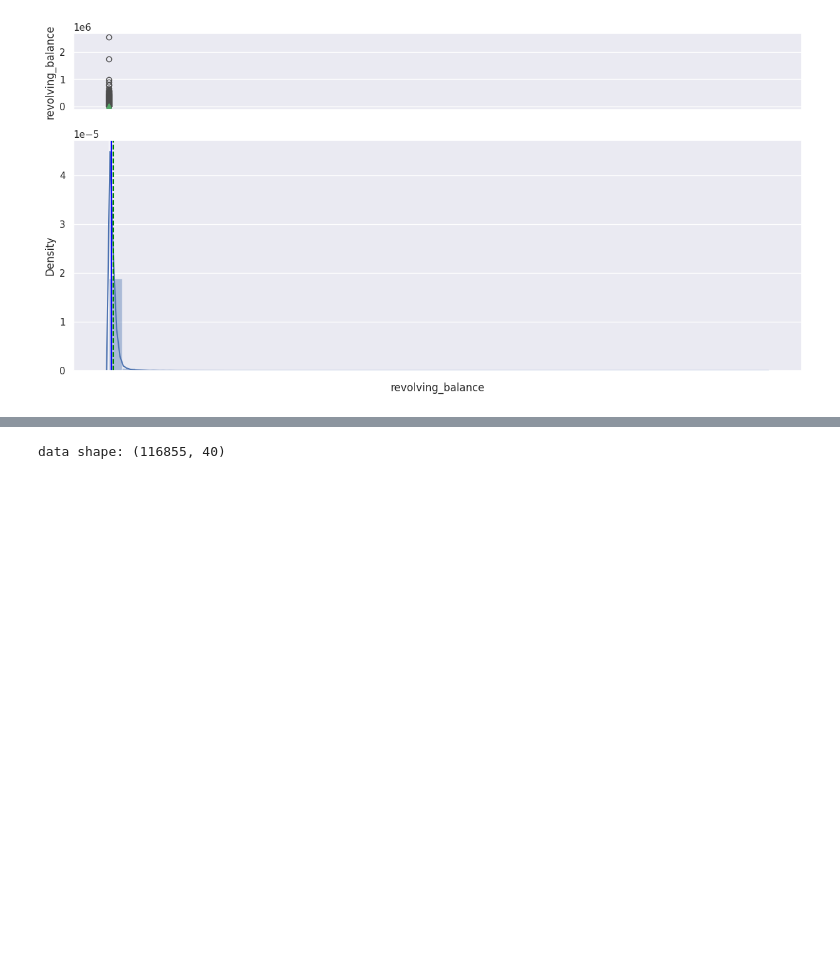
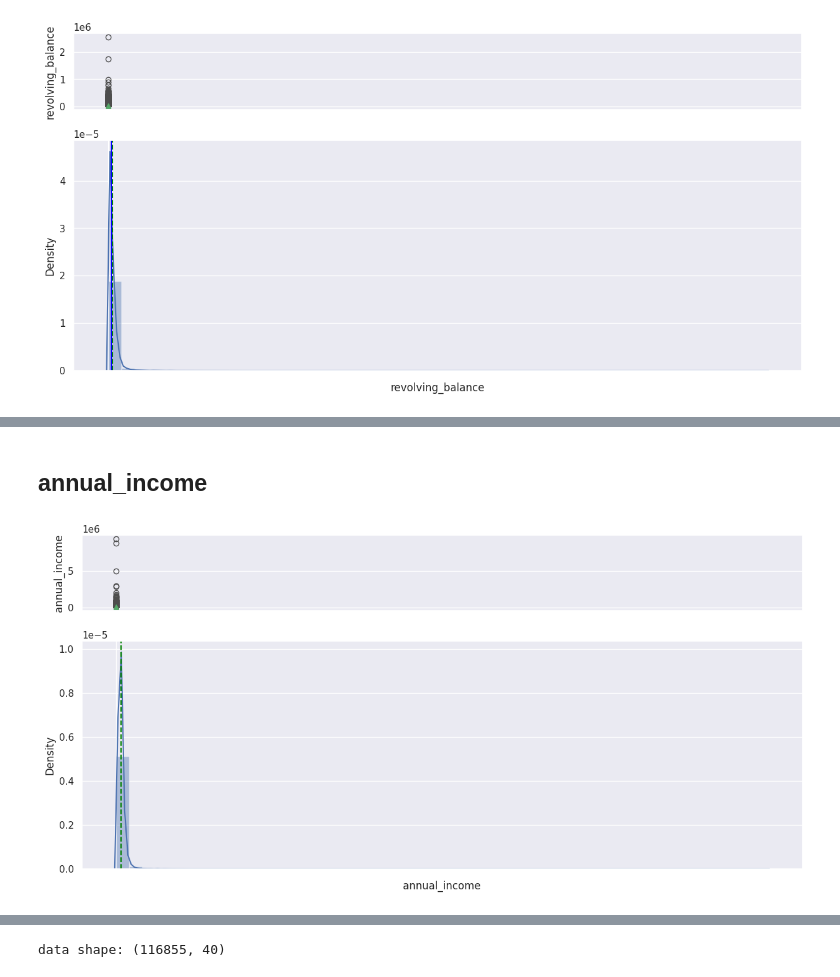
Before and after one commit to 8946-art/Boosting_eVISA_Business-Application, a Jupyter notebook: NBFC Loan Default.ipynb, the cells around one changed output, grey strips where cells are left out. Drawn from its saved outputs; the diff is of its cells as text; code cells hidden in the pictures; blank space fills up the shorter version.

```diff
--- a/NBFC Loan Default.ipynb
+++ b/NBFC Loan Default.ipynb
@@ -371,0 +362,6 @@ df.head().T
+# %% [markdown]
+## annual_income
+# %%
+histogram_boxplot(df.annual_income)
+# %% [output]
+[figure, added]
```
Also changed, not shown: parts of 31 cells of this notebook.
